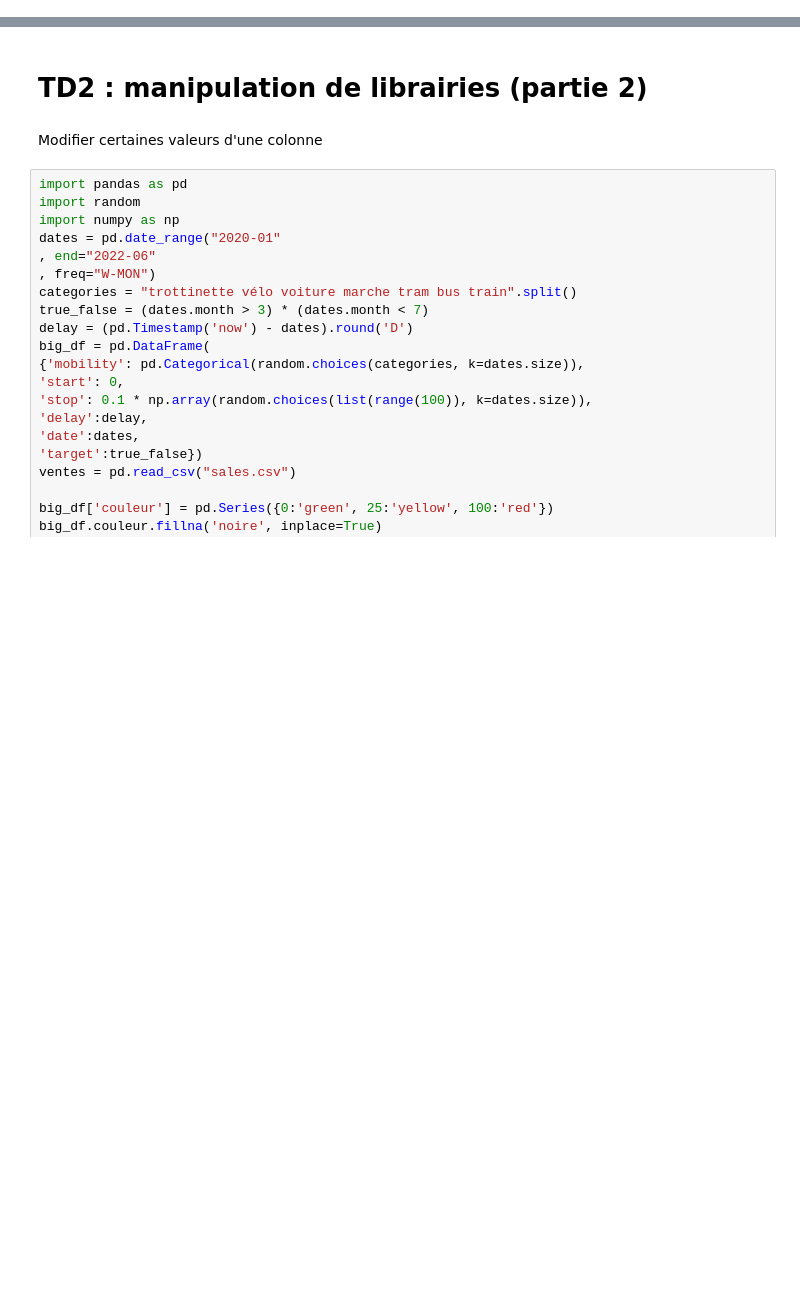
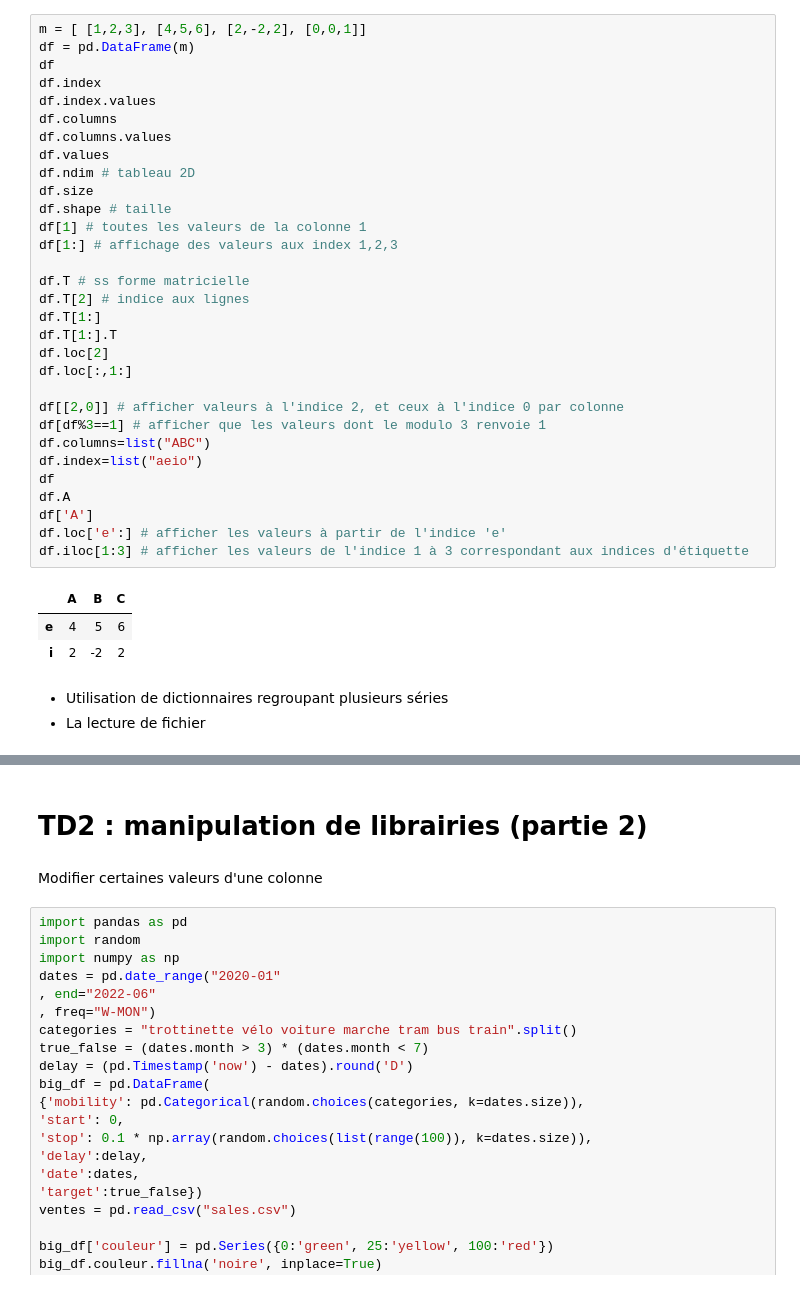
Before and after one commit to aymankr/ia-miashs, a Jupyter notebook: td1_2.ipynb, the cells around one changed output, grey strips where cells are left out. Saved outputs shown, nothing was run; the diff lists cells and outputs as text; blank space fills up the shorter version.

```diff
--- a/td2.ipynb
+++ b/td1_2.ipynb
@@ -0,0 +124,38 @@
+# %%
+m = [ [1,2,3], [4,5,6], [2,-2,2], [0,0,1]]
+df = pd.DataFrame(m)
+df
+df.index
+df.index.values
+df.columns
+df.columns.values
+df.values
+df.ndim # tableau 2D
+df.size
+df.shape # taille
+df[1] # toutes les valeurs de la colonne 1
+df[1:] # affichage des valeurs aux index 1,2,3
+
+df.T # ss forme matricielle
+df.T[2] # indice aux lignes
+df.T[1:]
+df.T[1:].T
+df.loc[2]
+df.loc[:,1:]
+
+df[[2,0]] # afficher valeurs à l'indice 2, et ceux à l'indice 0 par colonne
+df[df%3==1] # afficher que les valeurs dont le modulo 3 renvoie 1
+df.columns=list("ABC")
+df.index=list("aeio")
+df
+df.A
+df['A']
+df.loc['e':] # afficher les valeurs à partir de l'indice 'e'
+df.iloc[1:3] # afficher les valeurs de l'indice 1 à 3 correspondant aux indices d'étiquette
+# %% [output]
+|  | A | B | C |
+| e | 4 | 5 | 6 |
+| i | 2 | -2 | 2 |
+# %% [markdown]
+- Utilisation de dictionnaires regroupant plusieurs séries
+- La lecture de fichier
```
Also changed, not shown: parts of 23 cells of this notebook, 1 other file.
